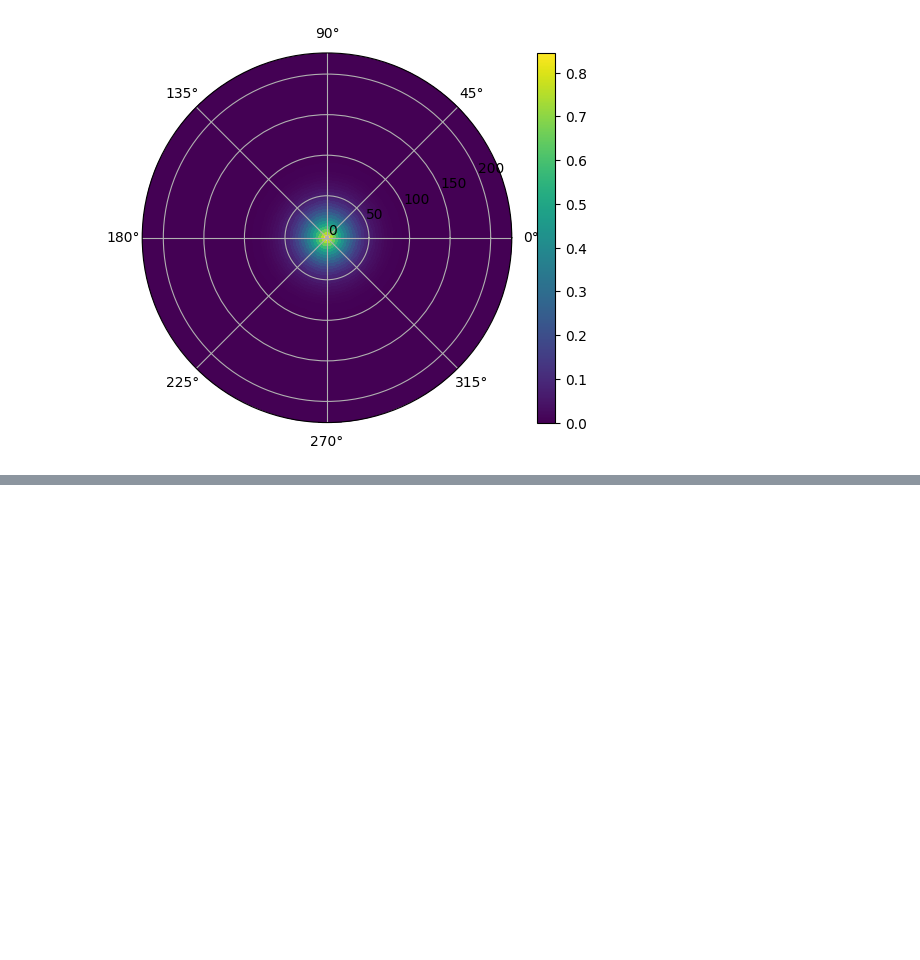
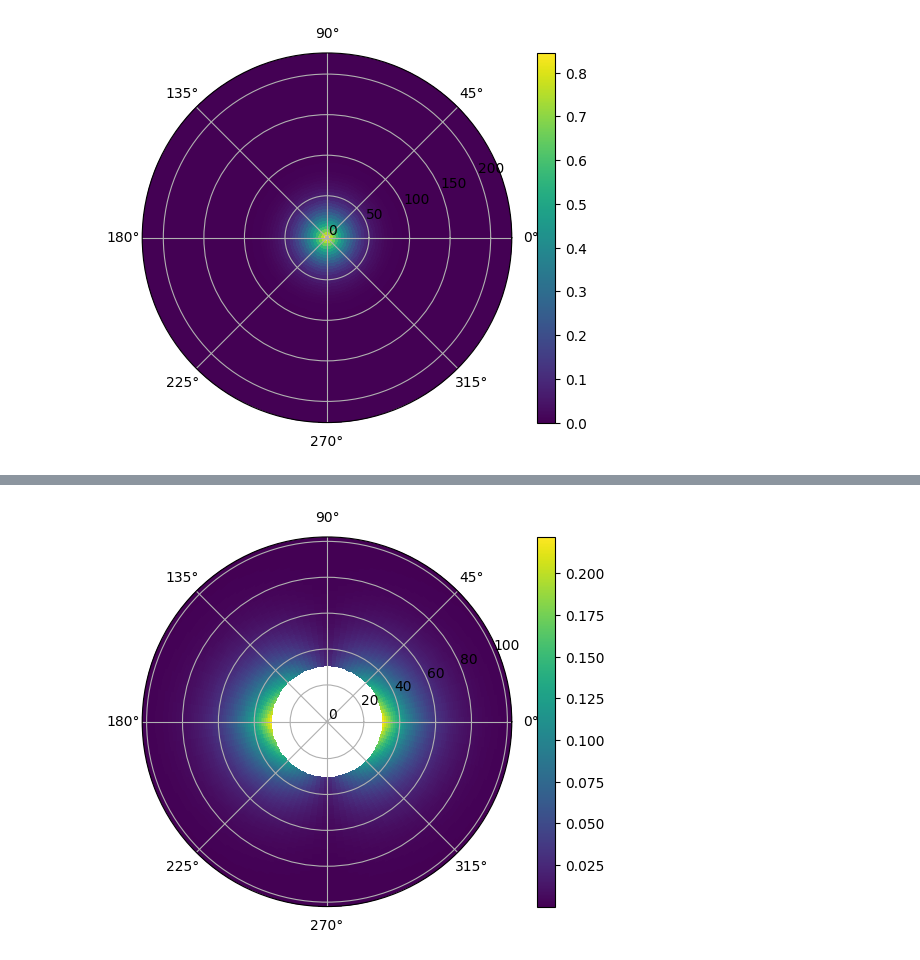
Before and after one commit to giovannipiccoli99/Lens_transit, a Jupyter notebook: calc_los.ipynb, the cells around one changed output, grey strips where cells are left out. Saved outputs shown, nothing was run; the diff lists cells and outputs as text; code cells hidden in the pictures; blank space fills up the shorter version.

```diff
--- a/calc_los.ipynb
+++ b/calc_los.ipynb
@@ -205 +207,28 @@ ModuleNotFoundError: No module named 'mpl_toolkits.basemap'
+# %%
+import numpy as np
+import matplotlib.pyplot as plt
+import numpy.ma as ma
+
+# Your existing setup
+h_values = np.linspace(0, np.max(R_datapoints), 100)
+angles = np.linspace(0, 2*np.pi, 100)
+
+H, ANG = np.meshgrid(h_values, angles)
+
+latitude = 0
+longitude = 0
+s_not_tilted = calc_los_3d_vectorized(H, latitude, longitude, ANG)
+
+# Define the inner radius for the donut hole
+inner_radius = 0.3 * np.max(h_values)  # adjust as needed
+
+# Mask values inside inner radius to make that region empty
+masked_data = ma.masked_where(H < inner_radius, s_not_tilted)
+
+plt.subplot(projection='polar')
+plt.pcolormesh(ANG, H, masked_data)
+plt.colorbar()
+plt.show()
+# %% [output]
+[figure, added]
 # %%
```
Also changed, not shown: parts of 2 cells of this notebook.
